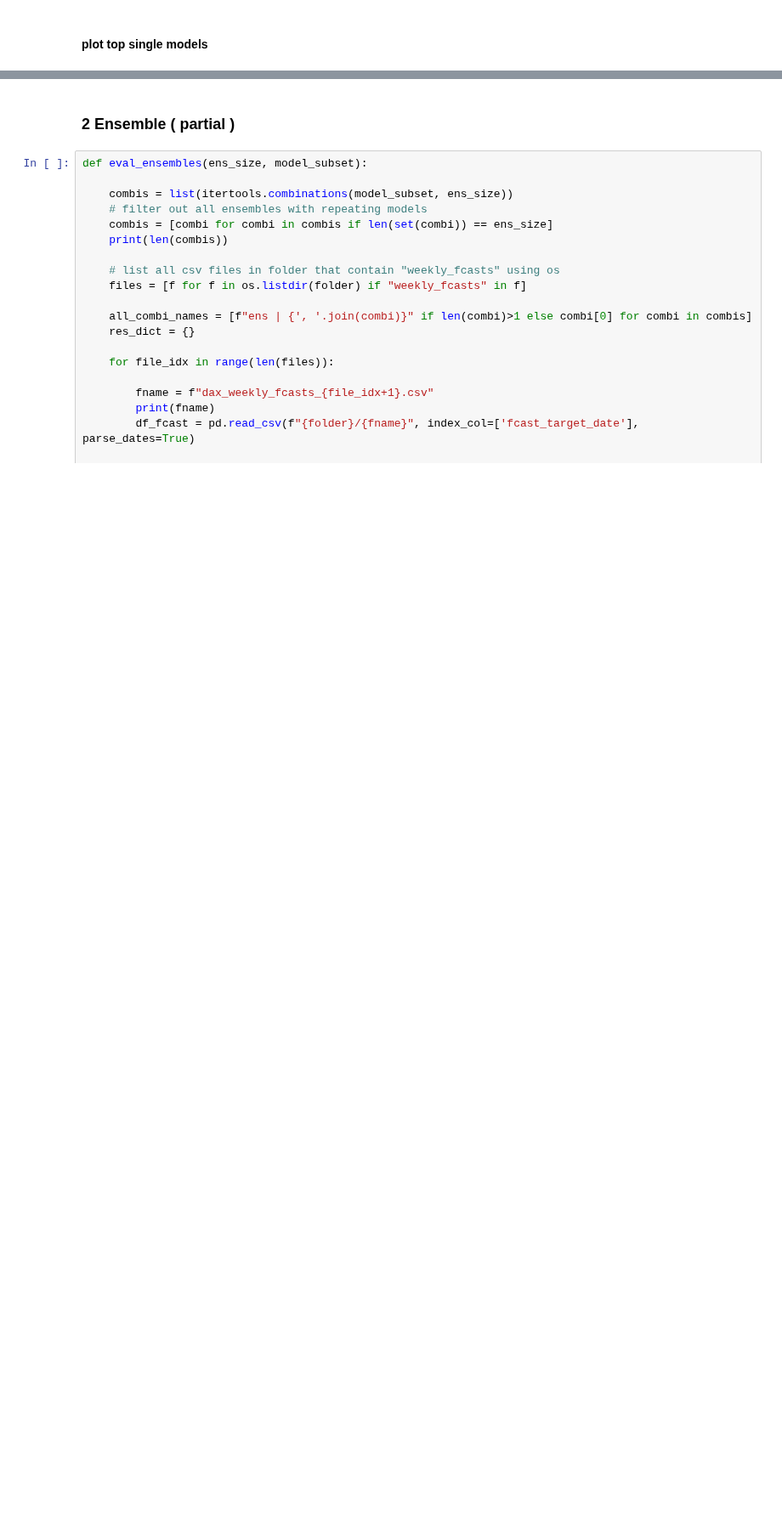
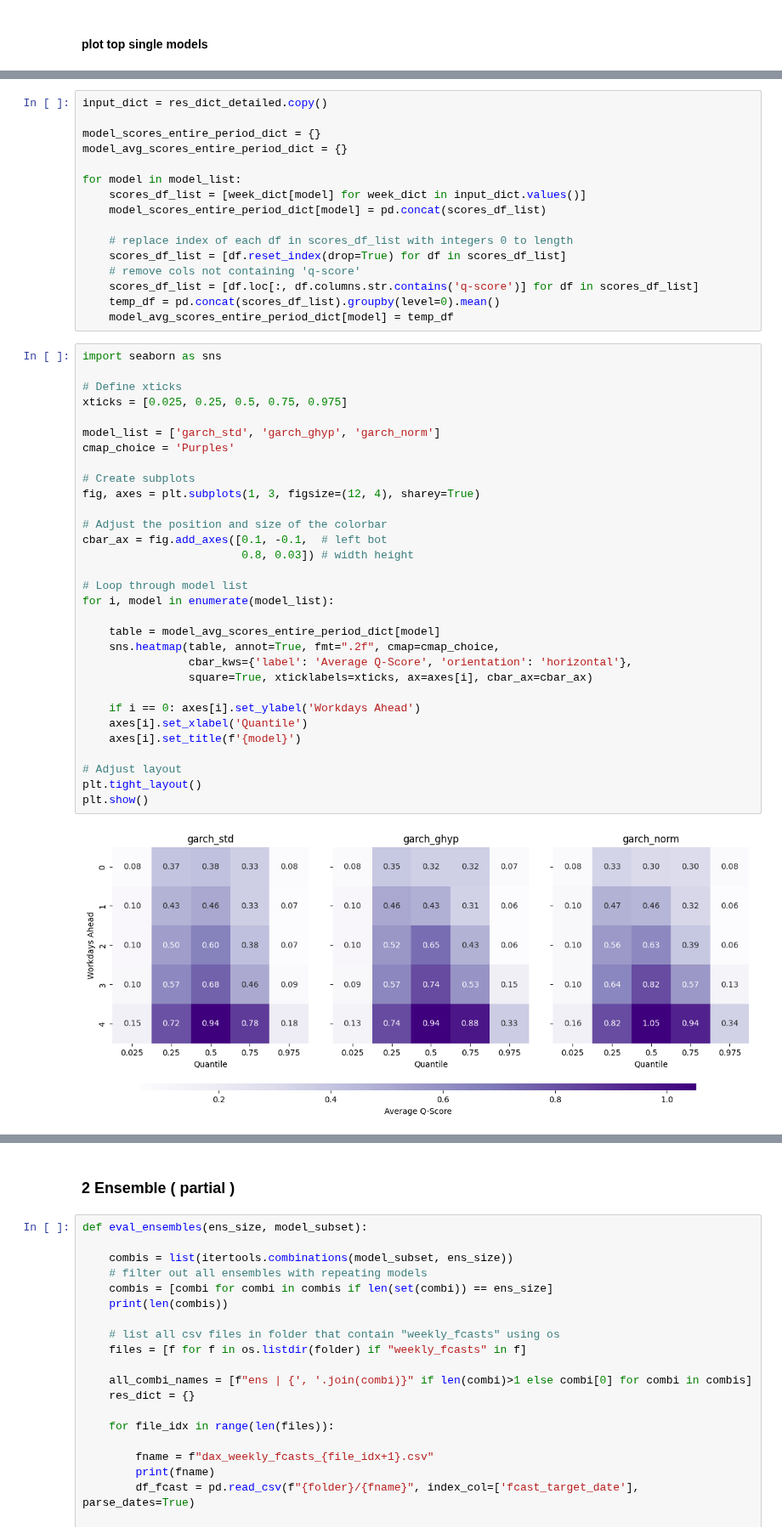
Before and after one commit to hikotei/2023_11-PTSFC, a Jupyter notebook: energy/2024_03_30 !!! plot n eval DAX ens.ipynb, the cells around one changed output, grey strips where cells are left out. Shown at 85% size. Saved outputs shown, nothing was run; the diff lists cells and outputs as text; blank space fills up the shorter version.

```diff
--- a/energy/2024_03_30 !!! plot n eval DAX ens.ipynb
+++ b/energy/2024_03_30 !!! plot n eval DAX ens.ipynb
@@ -192,0 +238,49 @@ plt.show()
+# %%
+input_dict = res_dict_detailed.copy()
+
+model_scores_entire_period_dict = {}
+model_avg_scores_entire_period_dict = {}
+
+for model in model_list:
+    scores_df_list = [week_dict[model] for week_dict in input_dict.values()]
+    model_scores_entire_period_dict[model] = pd.concat(scores_df_list)
+
+    # replace index of each df in scores_df_list with integers 0 to length
+    scores_df_list = [df.reset_index(drop=True) for df in scores_df_list]
+    # remove cols not containing 'q-score'
+    scores_df_list = [df.loc[:, df.columns.str.contains('q-score')] for df in scores_df_list]
+    temp_df = pd.concat(scores_df_list).groupby(level=0).mean()
+    model_avg_scores_entire_period_dict[model] = temp_df
+# %%
+import seaborn as sns
+
+# Define xticks
+xticks = [0.025, 0.25, 0.5, 0.75, 0.975]
+
+model_list = ['garch_std', 'garch_ghyp', 'garch_norm']
+cmap_choice = 'Purples'
+
+# Create subplots
+fig, axes = plt.subplots(1, 3, figsize=(12, 4), sharey=True)
+
+# Adjust the position and size of the colorbar
+cbar_ax = fig.add_axes([0.1, -0.1,  # left bot
+                        0.8, 0.03]) # width height
+
+# Loop through model list
+for i, model in enumerate(model_list):
+
+    table = model_avg_scores_entire_period_dict[model]
+    sns.heatmap(table, annot=True, fmt=".2f", cmap=cmap_choice,
+                cbar_kws={'label': 'Average Q-Score', 'orientation': 'horizontal'},
+                square=True, xticklabels=xticks, ax=axes[i], cbar_ax=cbar_ax)
+
+    if i == 0: axes[i].set_ylabel('Workdays Ahead')
+    axes[i].set_xlabel('Quantile')
+    axes[i].set_title(f'{model}')
+
+# Adjust layout
+plt.tight_layout()
+plt.show()
+# %% [output]
+[figure, added]
```
Also changed, not shown: parts of 7 cells of this notebook, 11 other files.
